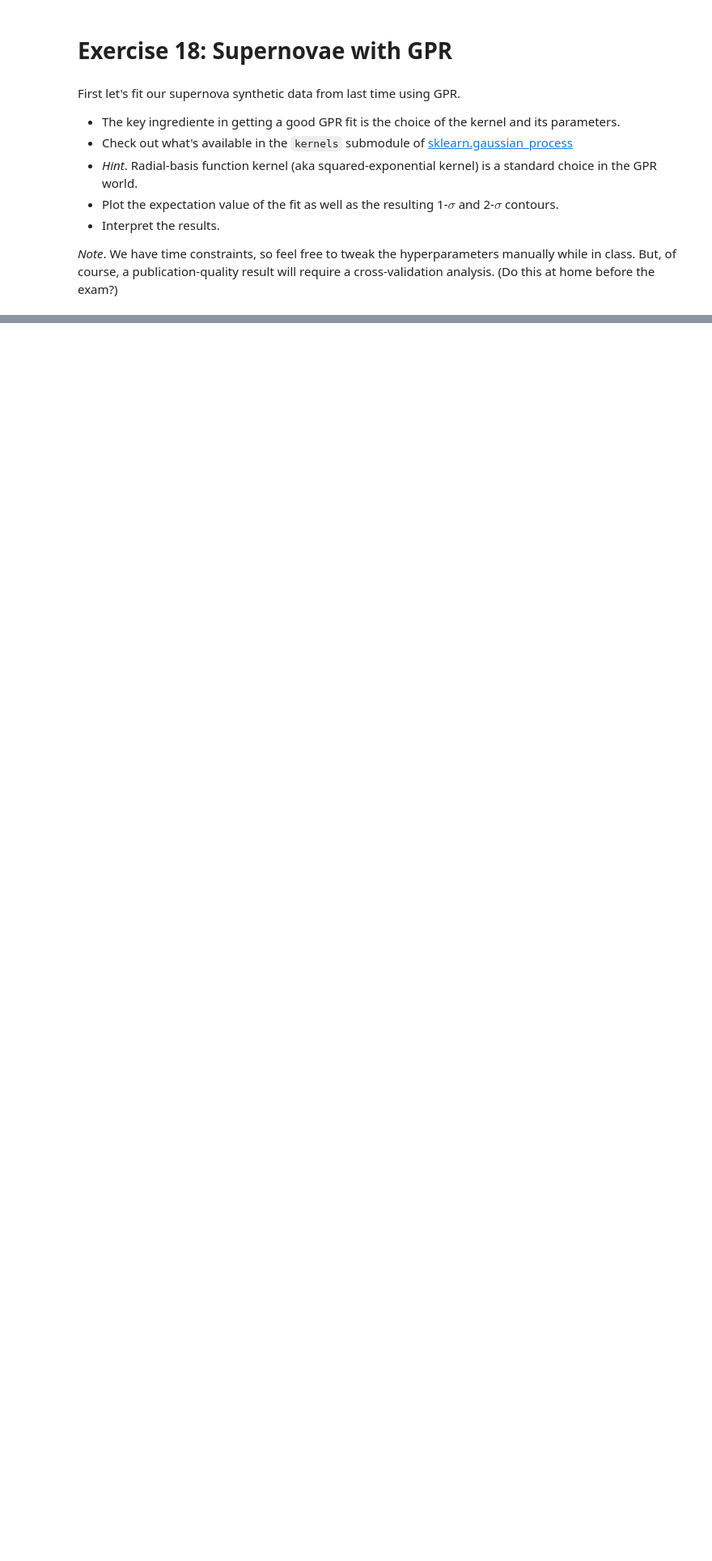
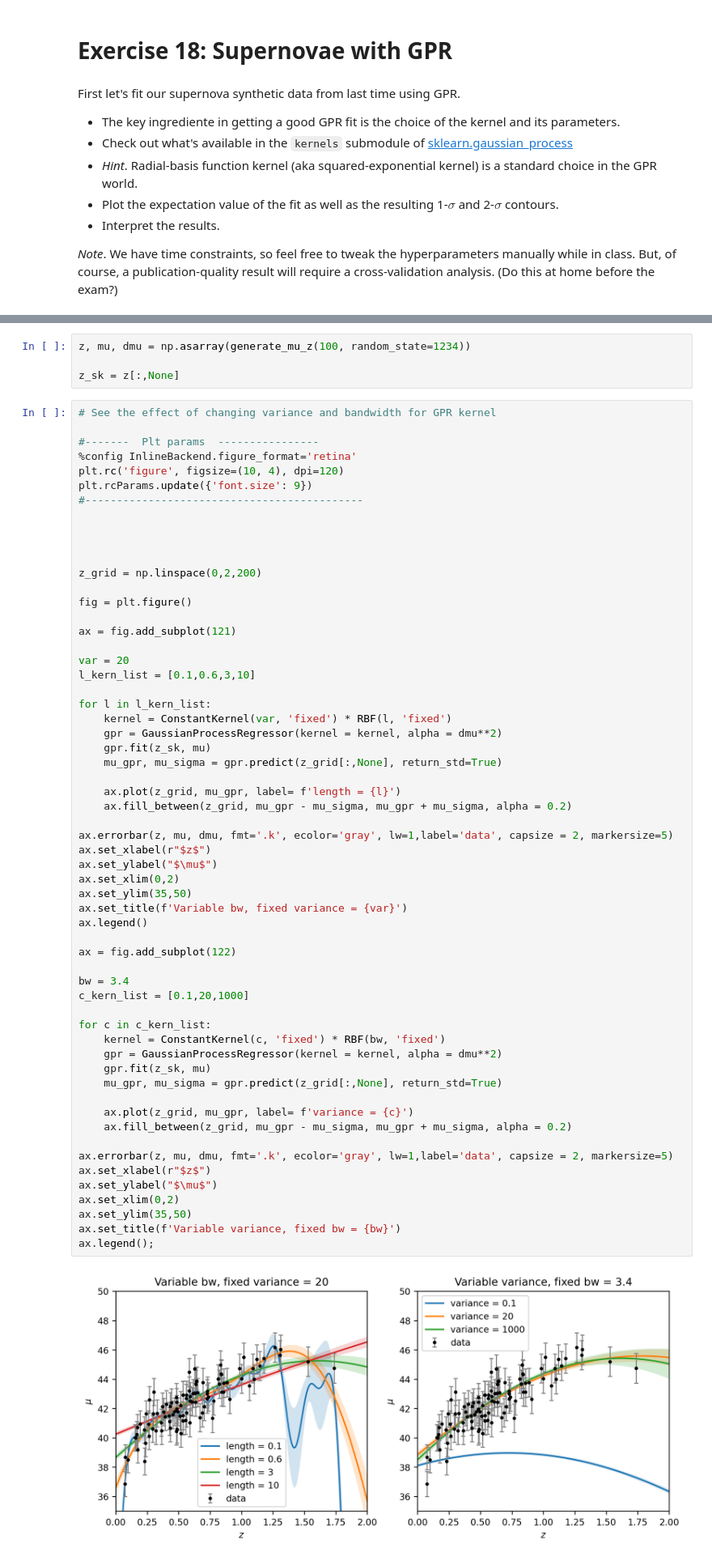
Before and after one commit to FraNob/astrostatistics_bicocca_2022, a Jupyter notebook: working/W18_supernovae2.ipynb, the cells around one changed output, grey strips where cells are left out. Shown at 81% size. Drawn from its saved outputs; the diff is of its cells as text; blank space fills up the shorter version.

```diff
--- a/working/W18_supernovae2.ipynb
+++ b/working/W18_supernovae2.ipynb
@@ -34,0 +46,65 @@ The European Space Agency is considering new cosmology-related space mission. Th
+# %%
+z, mu, dmu = np.asarray(generate_mu_z(100, random_state=1234))
+
+z_sk = z[:,None]
+# %%
+# See the effect of changing variance and bandwidth for GPR kernel
+
+#-------  Plt params  ----------------
+%config InlineBackend.figure_format='retina'
+plt.rc('figure', figsize=(10, 4), dpi=120)
+plt.rcParams.update({'font.size': 9})
+#--------------------------------------------
+
+
+
+
+z_grid = np.linspace(0,2,200)
+
+fig = plt.figure()
+
+ax = fig.add_subplot(121)
+
+var = 20
+l_kern_list = [0.1,0.6,3,10]
+
+for l in l_kern_list:
+    kernel = ConstantKernel(var, 'fixed') * RBF(l, 'fixed')
+    gpr = GaussianProcessRegressor(kernel = kernel, alpha = dmu**2)
+    gpr.fit(z_sk, mu)
+    mu_gpr, mu_sigma = gpr.predict(z_grid[:,None], return_std=True)
+
+    ax.plot(z_grid, mu_gpr, label= f'length = {l}')
+    ax.fill_between(z_grid, mu_gpr - mu_sigma, mu_gpr + mu_sigma, alpha = 0.2)
+
+ax.errorbar(z, mu, dmu, fmt='.k', ecolor='gray', lw=1,label='data', capsize = 2, markersize=5)
+ax.set_xlabel(r"$z$")
+ax.set_ylabel("$\mu$")
+ax.set_xlim(0,2)
+ax.set_ylim(35,50)
+ax.set_title(f'Variable bw, fixed variance = {var}')
+ax.legend()
+
+ax = fig.add_subplot(122)
+
+bw = 3.4
+c_kern_list = [0.1,20,1000]
+
+for c in c_kern_list:
+    kernel = ConstantKernel(c, 'fixed') * RBF(bw, 'fixed')
+    gpr = GaussianProcessRegressor(kernel = kernel, alpha = dmu**2)
+    gpr.fit(z_sk, mu)
+    mu_gpr, mu_sigma = gpr.predict(z_grid[:,None], return_std=True)
+
+    ax.plot(z_grid, mu_gpr, label= f'variance = {c}')
+    ax.fill_between(z_grid, mu_gpr - mu_sigma, mu_gpr + mu_sigma, alpha = 0.2)
+
+ax.errorbar(z, mu, dmu, fmt='.k', ecolor='gray', lw=1,label='data', capsize = 2, markersize=5)
+ax.set_xlabel(r"$z$")
+ax.set_ylabel("$\mu$")
+ax.set_xlim(0,2)
+ax.set_ylim(35,50)
+ax.set_title(f'Variable variance, fixed bw = {bw}')
+ax.legend();
+# %% [output]
+[figure, added]
```
Also changed, not shown: parts of 13 cells of this notebook, 1 other file.
